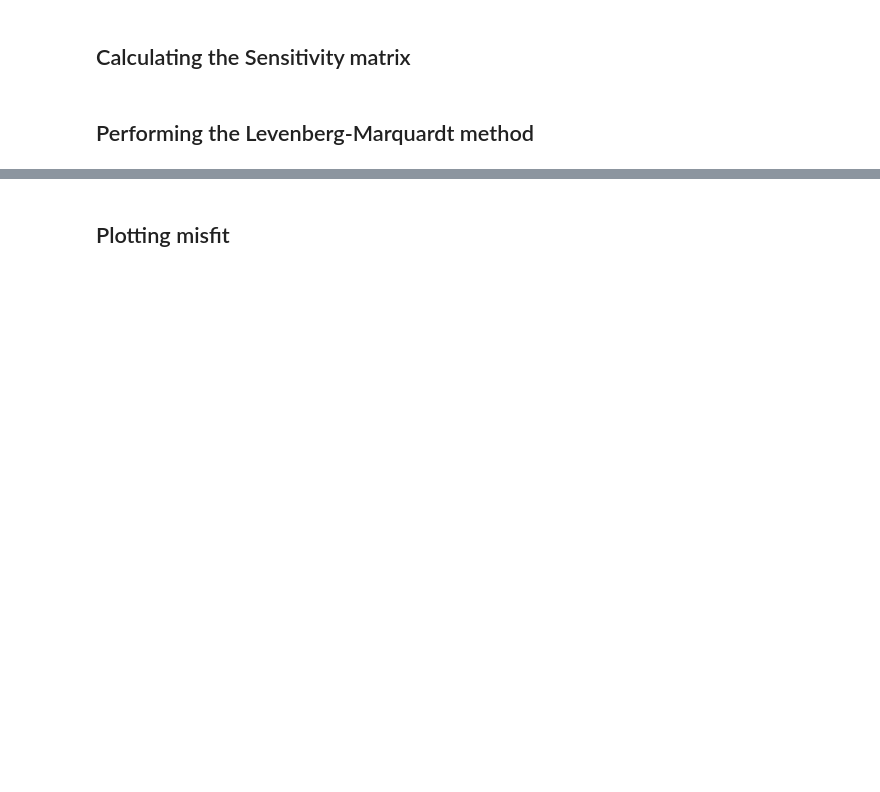
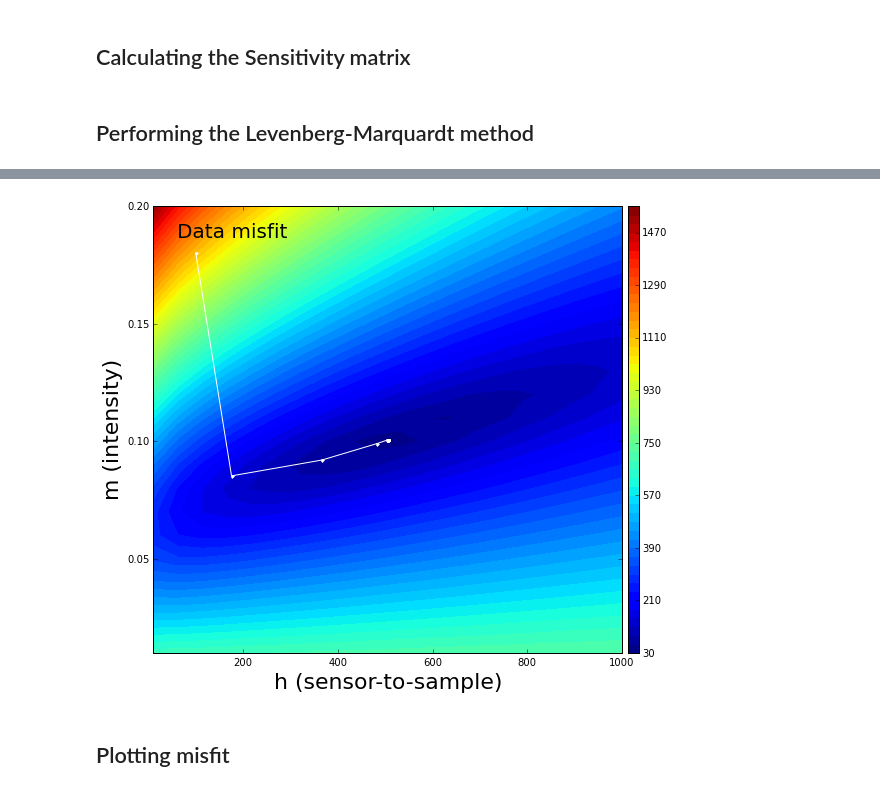
Before and after one commit to andrelreis/nonlinear_inversion, a Jupyter notebook: codigos/prism_microscopy_nonlinear_LM.ipynb, the cells around one changed output, grey strips where cells are left out. Drawn from its saved outputs; the diff is of its cells as text; code cells hidden in the pictures; blank space fills up the shorter version.

```diff
--- a/codigos/prism_microscopy_nonlinear_LM.ipynb
+++ b/codigos/prism_microscopy_nonlinear_LM.ipynb
@@ -164,17 +169,23 @@ plt.show()
 # %% [markdown]
 ## Calculating the Sensitivity matrix
 # %%
-def sensitivity(x,y,h,sample,intensity,inc,dec):
+def sensitivity(x,y,p,sample,inc,dec):
     '''
     Calculating the sensitivity matrix numerically.
     '''
-    h1 = .01*h
-    h2 = .01*intensity
+    dp1 = .01*p[0]
+    dp2 = .01*p[1]
     N = len(x)
 
+    dh1 = np.array([p[0]+dp1,p[1]])
+    dh2 = np.array([p[0]-dp1,p[1]])
+
+    dm1 = np.array([p[0],p[1]+dp2])
+    dm2 = np.array([p[0],p[1]-dp2])
+
     A = np.empty([N,2])
-    A[:,0] = (pred_data(x,y,h+h1,sample,intensity,inc,dec) - pred_data(x,y,h-h1,sample,intensity,inc,dec))/(2.*h1)
-    A[:,1] = (pred_data(x,y,h,sample,intensity+h2,inc,dec) - pred_data(x,y,h,sample,intensity-h2,inc,dec))/(2.*h2)
+    A[:,0] = (pred_data(x,y,dh1,sample,inc,dec) - pred_data(x,y,dh2,sample,inc,dec))/(2.*dp1)
+    A[:,1] = (pred_data(x,y,dm1,sample,inc,dec) - pred_data(x,y,dm2,sample,inc,dec))/(2.*dp2)
     return A
 # %% [markdown]
 ## Performing the Levenberg-Marquardt method
@@ -235,18 +243,19 @@ IndexError: list assignment index out of range
 # %%
 title_font = 22
 bottom_font = 16
 saturation_factor = 1.
 plt.close('all')
 plt.figure(figsize=(10,8))
-plt.contourf(m_range, h_range, np.array(misfit).reshape(shape_phi), 50)
-plt.plot(intensity,voo,'w*',markersize=15)
-plt.plot(mag_int,d_sts,'w.-')
+plt.contourf(h_range, m_range, np.array(misfit).reshape(shape_phi), 50)
+plt.plot(px,py,'w.-')
 plt.colorbar(pad=0.01, aspect=40, shrink=1.0)
-plt.xlabel('intensity', fontsize = title_font)
-plt.ylabel('sensor-to-sample distance', fontsize = title_font)
+plt.xlabel('h (sensor-to-sample)', fontsize = title_font)
+plt.ylabel('m (intensity)', fontsize = title_font)
 plt.annotate('Data misfit', xy = (0.05, 0.93), xycoords = 'axes fraction', fontsize=20)
 
 plt.show()
+# %% [output]
+[figure, added]
 # %% [markdown]
 ## Plotting misfit
 # %%
```
Also changed, not shown: parts of 11 cells of this notebook, 1 other file.
